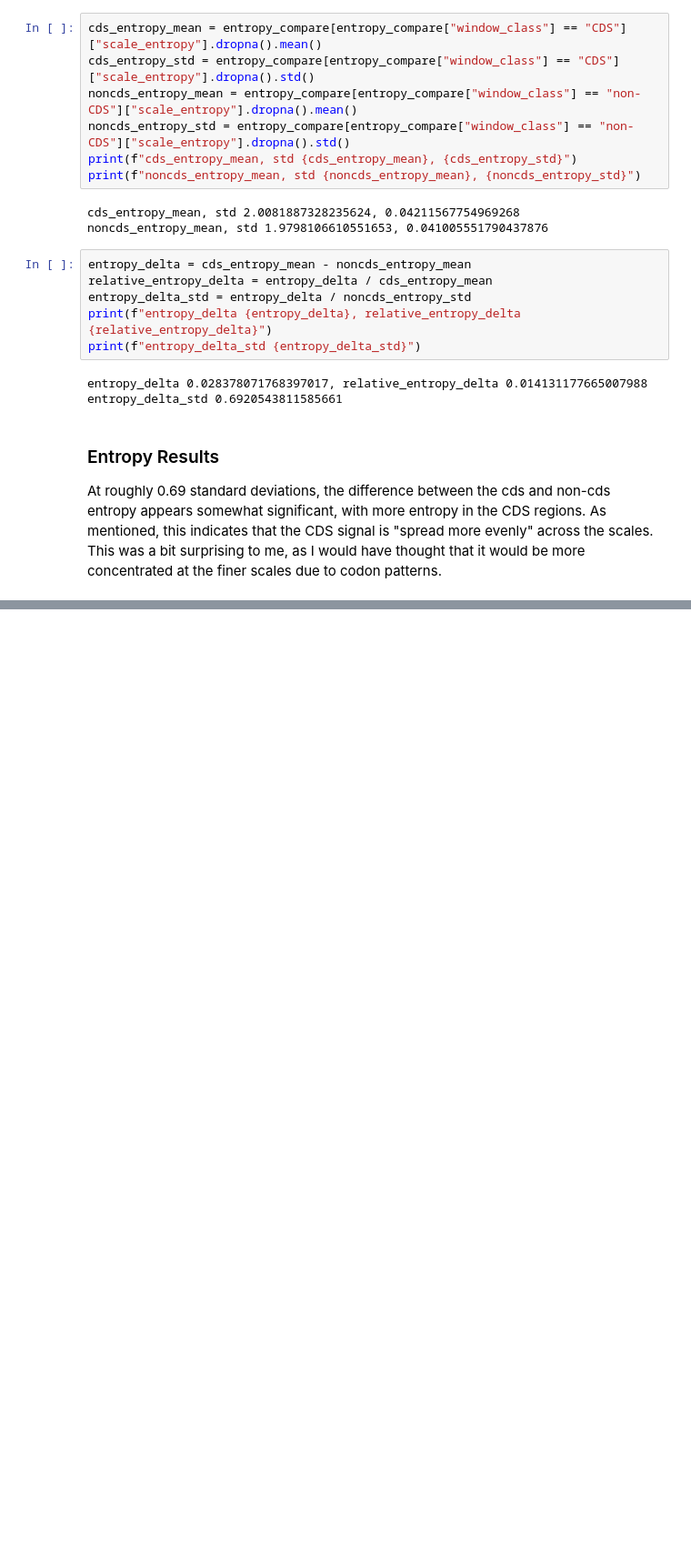
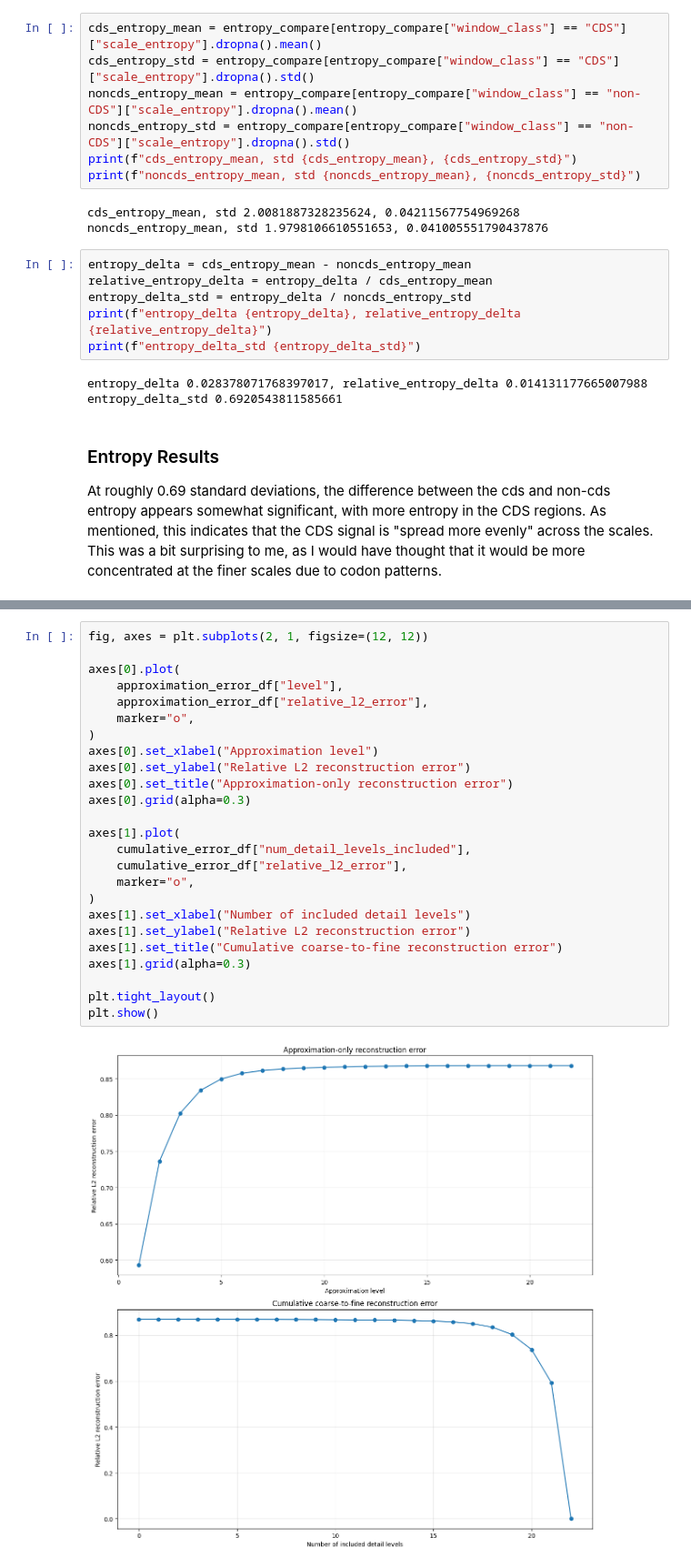
Before and after one commit to dpmcgonigle/applied-mathematics-5300-uml, a Jupyter notebook: wavelets_a_analysis.ipynb, the cells around one changed output, grey strips where cells are left out. Shown at 91% size. Cells and saved outputs as stored; diff of their text form; blank space fills up the shorter version.

Commit message:
Updated wavelets_a_analysis with error analysis and time complexity analysis

```diff
--- a/wavelets_a_mcg.ipynb
+++ b/wavelets_a_analysis.ipynb
@@ -1276,0 +1375,27 @@ At roughly 0.69 standard deviations, the difference between the cds and non-cds
+# %%
+fig, axes = plt.subplots(2, 1, figsize=(12, 12))
+
+axes[0].plot(
+    approximation_error_df["level"],
+    approximation_error_df["relative_l2_error"],
+    marker="o",
+)
+axes[0].set_xlabel("Approximation level")
+axes[0].set_ylabel("Relative L2 reconstruction error")
+axes[0].set_title("Approximation-only reconstruction error")
+axes[0].grid(alpha=0.3)
+
+axes[1].plot(
+    cumulative_error_df["num_detail_levels_included"],
+    cumulative_error_df["relative_l2_error"],
+    marker="o",
+)
+axes[1].set_xlabel("Number of included detail levels")
+axes[1].set_ylabel("Relative L2 reconstruction error")
+axes[1].set_title("Cumulative coarse-to-fine reconstruction error")
+axes[1].grid(alpha=0.3)
+
+plt.tight_layout()
+plt.show()
+# %% [output]
+[figure, added]
```
Also changed, not shown: parts of 6 cells of this notebook, 1 other file.
